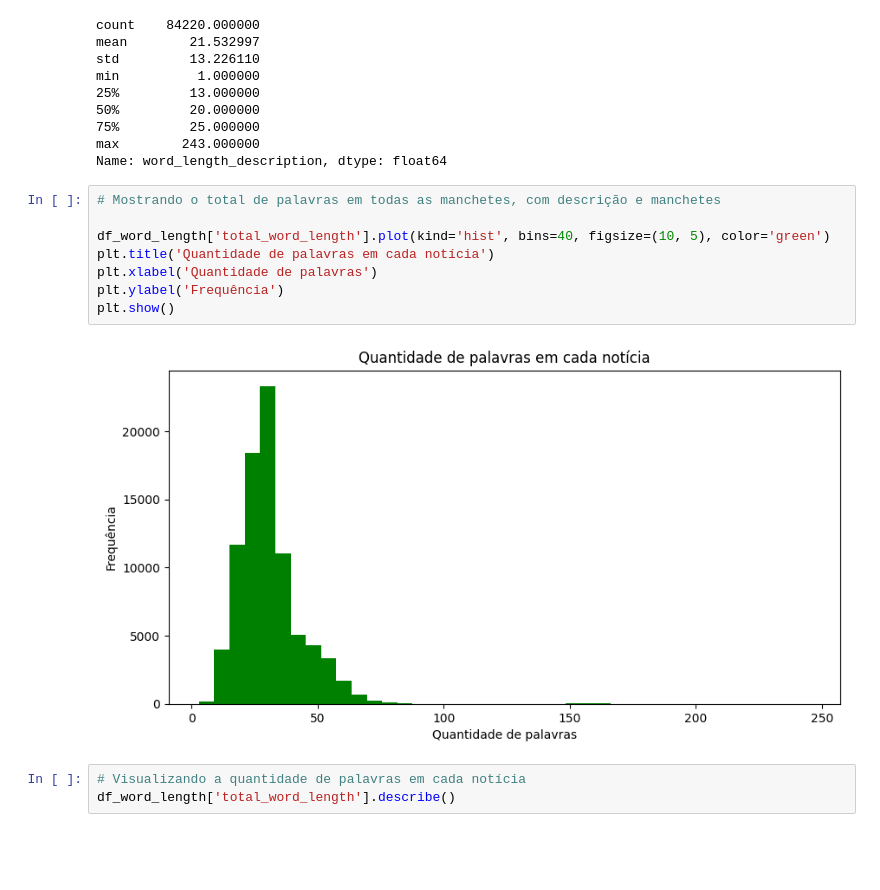
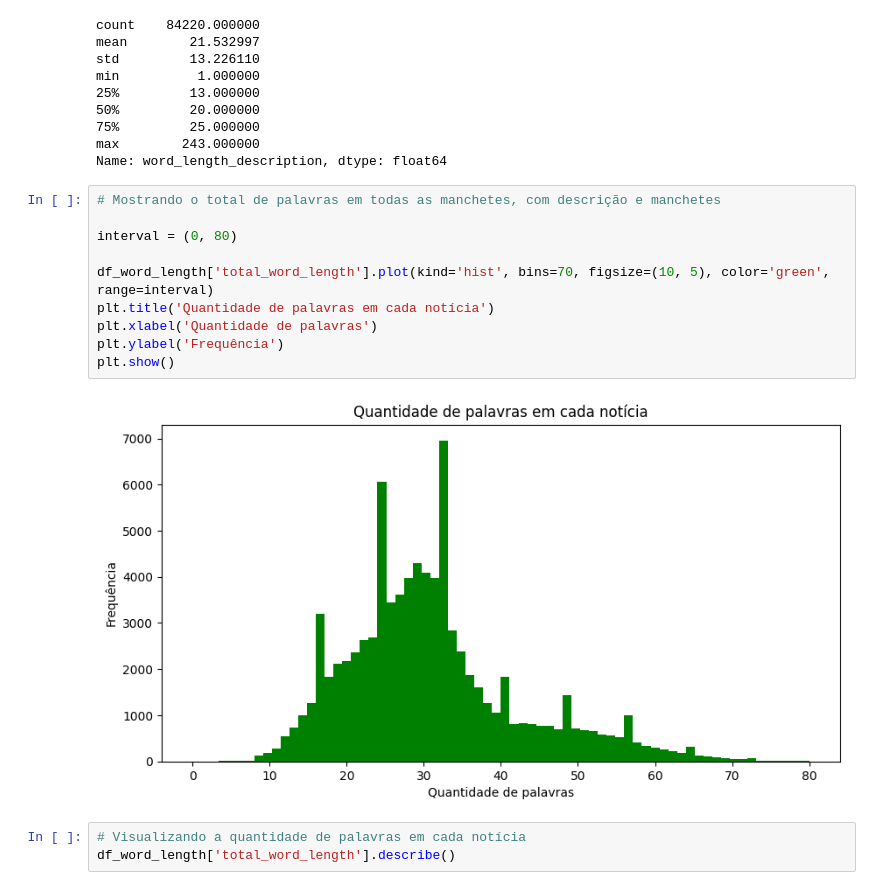
Before and after one commit to danielshz/news-categories-analysis, a Jupyter notebook: Tratamento.ipynb, the cells around one changed output. Cells and saved outputs as stored; diff of their text form; blank space fills up the shorter version.

Commit message:
Vectorized change and word length plot enhanced

```diff
--- a/Tratamento.ipynb
+++ b/Tratamento.ipynb
@@ -293,13 +299,15 @@ Name: word_length_description, dtype: float64
 # %%
 # Mostrando o total de palavras em todas as manchetes, com descrição e manchetes
 
-df_word_length['total_word_length'].plot(kind='hist', bins=40, figsize=(10, 5), color='green')
+interval = (0, 80)
+
+df_word_length['total_word_length'].plot(kind='hist', bins=70, figsize=(10, 5), color='green', range=interval)
 plt.title('Quantidade de palavras em cada notícia')
 plt.xlabel('Quantidade de palavras')
 plt.ylabel('Frequência')
 plt.show()
 # %% [output]
-[figure, old version]
+[figure, new version]
 # %%
 # Visualizando a quantidade de palavras em cada notícia
 df_word_length['total_word_length'].describe()
```
Also changed, not shown: parts of 6 cells of this notebook, 1 other file.
